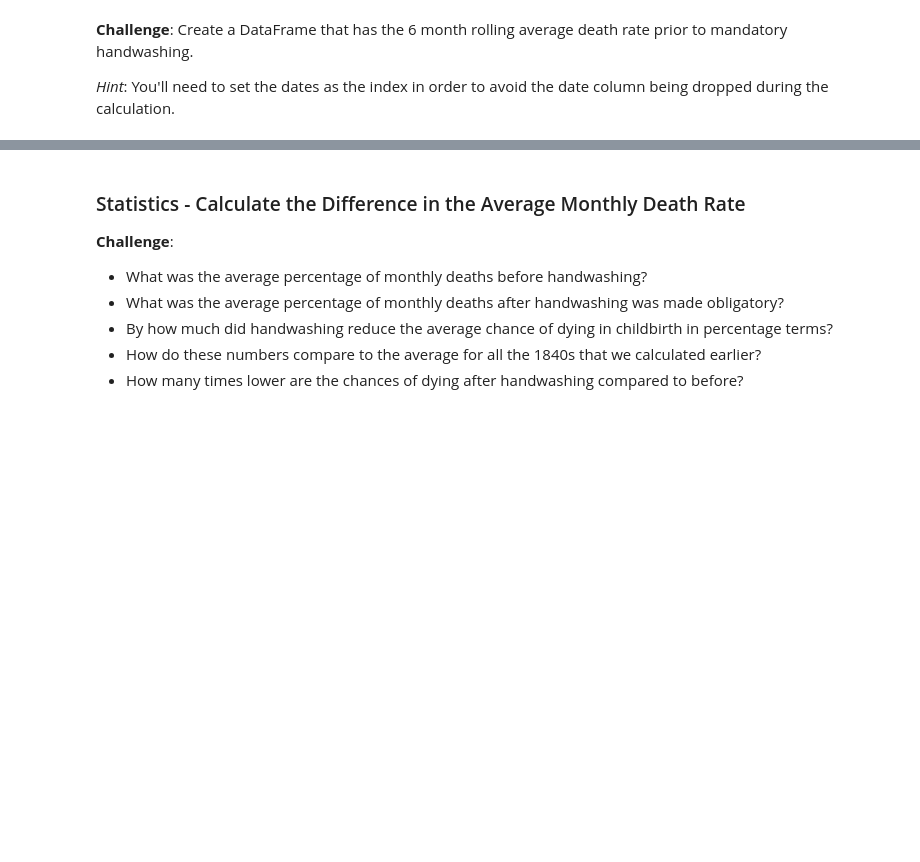
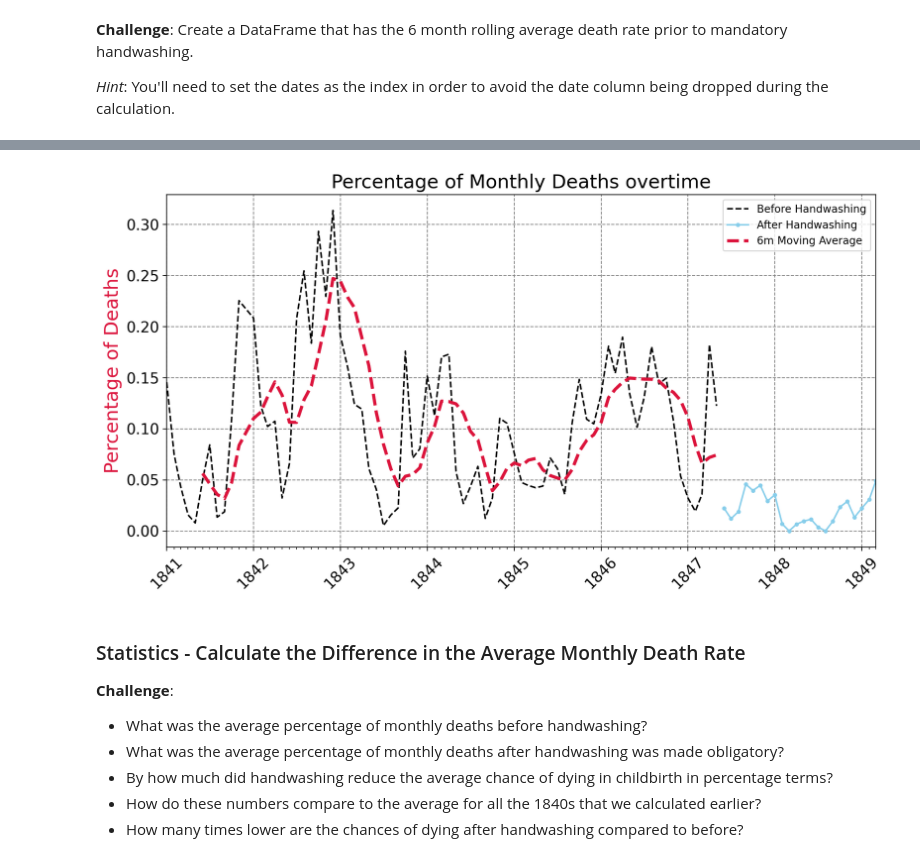
Before and after one commit to MohammadAburub93/Python-Data-Science-Practice, a Jupyter notebook: Dr Semmelweis Data Analysis/Dr_Semmelweis_Handwashing_Discovery.ipynb, the cells around one changed output, grey strips where cells are left out. Cells and saved outputs as stored; diff of their text form; code cells hidden in the pictures; blank space fills up the shorter version.

Commit message:
WIP: Complete monthly death rate analysis before and after handwashing decision

```diff
--- a/Dr Semmelweis Data Analysis/Dr_Semmelweis_Handwashing_Discovery.ipynb
+++ b/Dr Semmelweis Data Analysis/Dr_Semmelweis_Handwashing_Discovery.ipynb
@@ -292,0 +294,4 @@ handwashing_start = pd.to_datetime('1847-06-01')
+# %%
+data_before_hw = df_monthly[df_monthly.date < handwashing_start]
+# %%
+data_after_hw = df_monthly[df_monthly.date >= handwashing_start]
@@ -296,3 +311,7 @@ handwashing_start = pd.to_datetime('1847-06-01')
 **Challenge**: Create a DataFrame that has the 6 month rolling average death rate prior to mandatory handwashing.
 
 *Hint*: You'll need to set the dates as the index in order to avoid the date column being dropped during the calculation.
+# %%
+roll_df = df_monthly[df_monthly.date < handwashing_start].set_index('date')
+# %%
+roll_df = roll_df.rolling(window=6).mean()
@@ -308,6 +344,33 @@ handwashing_start = pd.to_datetime('1847-06-01')
 * Show the moving average as a thicker, crimon line.
 * Show the rate after handwashing as a skyblue line with round markers.
 * Look at the [code snippet in the documentation to see how you can add a legend](https://matplotlib.org/3.1.1/api/_as_gen/matplotlib.pyplot.legend.html) to the chart.
+# %%
+plt.figure(figsize=(12,6), dpi=200)
+plt.title('Percentage of Monthly Deaths overtime', fontsize=18)
+plt.yticks(fontsize=14)
+plt.xticks(fontsize=14, rotation=45)
+plt.ylabel('Percentage of Deaths', color='crimson', fontsize=18)
+
+ax = plt.gca()
+
+ax.xaxis.set_major_locator(years)
+ax.xaxis.set_major_formatter(years_fmt)
+ax.xaxis.set_minor_locator(months)
+
+
+ax.set_xlim((df_monthly.date.min(), df_monthly.date.max()))
+
+before_line = ax.plot(data_before_hw.date, data_before_hw.pct_deaths, color='black', linestyle='--', label='Before Handwashing')
+after_line = ax.plot(data_after_hw.date, data_after_hw.pct_deaths, color='skyblue', marker='.', label='After Handwashing')
+avg_line = ax.plot(roll_df.index, roll_df.pct_deaths, color='crimson', linewidth=3, linestyle='--', label='6m Moving Average')
+
+ax.grid(color='gray', linestyle='--')
+
+ax.legend()
+
+plt.show()
+# %% [output]
+[figure, added]
 # %% [markdown]
 ### Statistics - Calculate the Difference in the Average Monthly Death Rate
 
```
Also changed, not shown: parts of 5 cells of this notebook.
